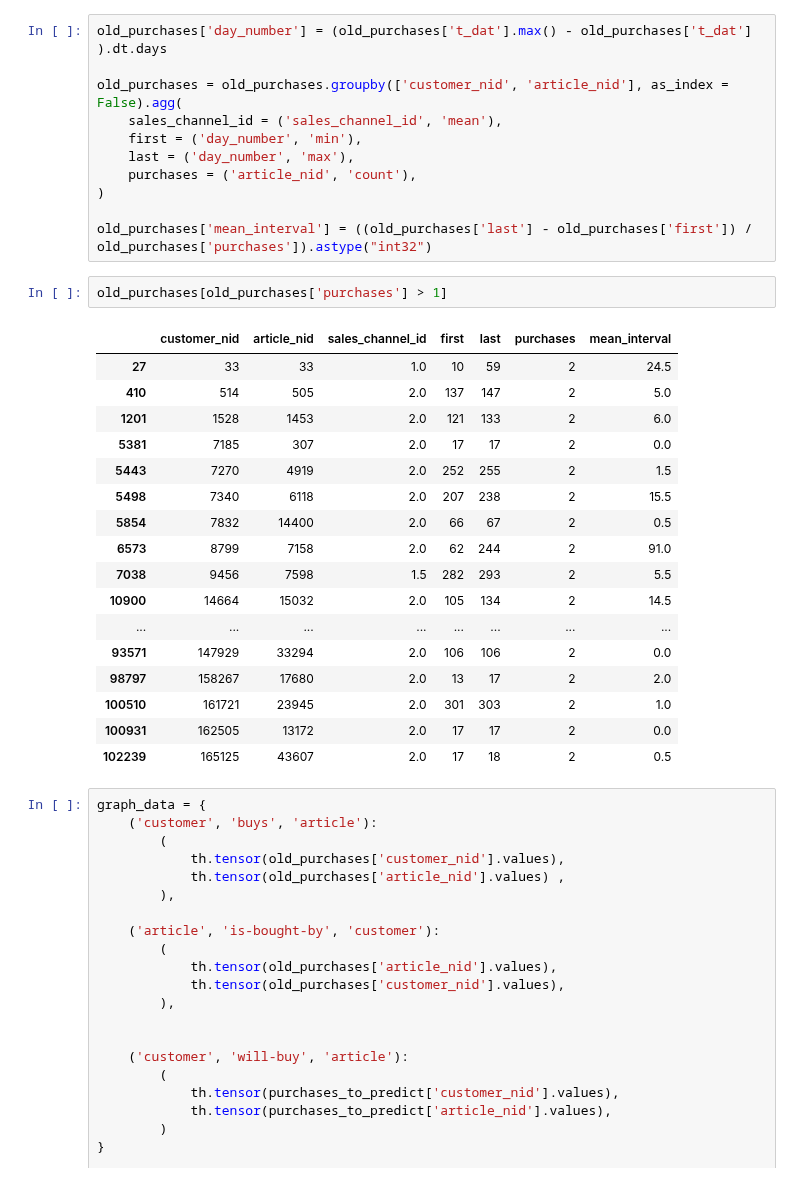
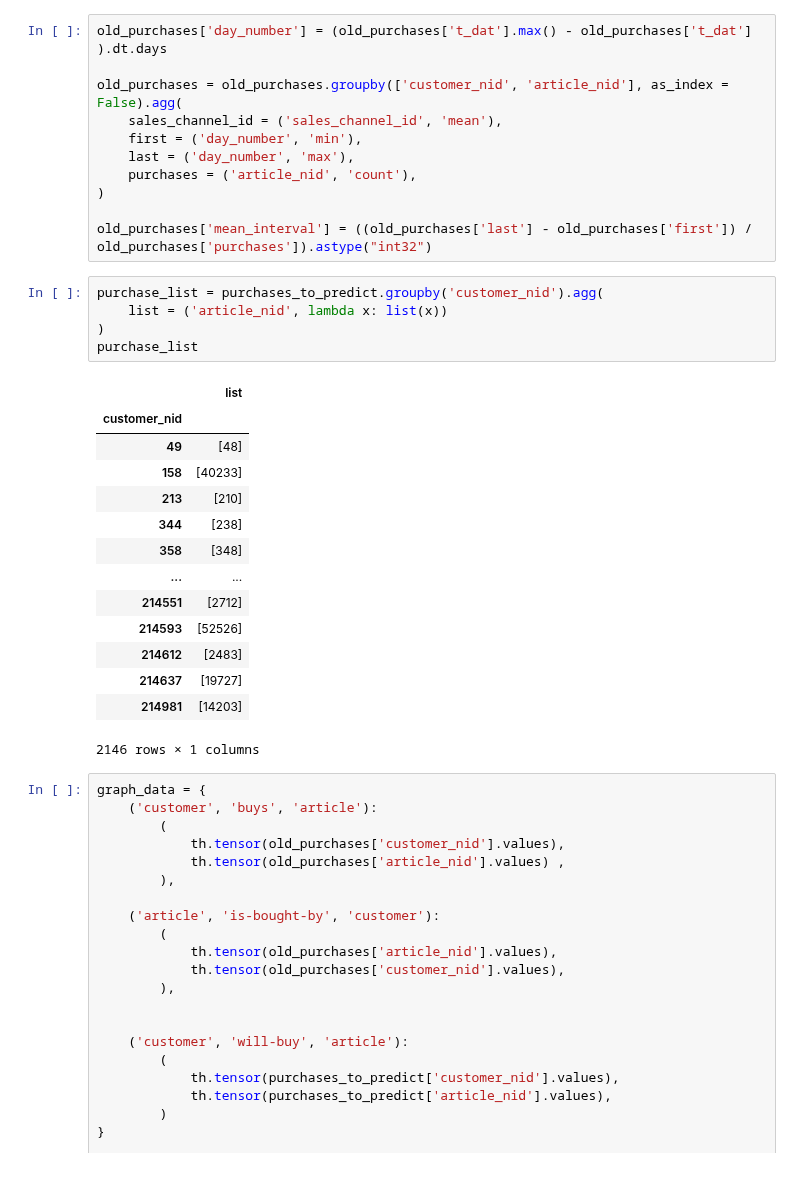
Before and after one commit to treb93/pyhm, a Jupyter notebook: prepare_gnn_data.ipynb, the cells around one changed output. Saved outputs shown, nothing was run; the diff lists cells and outputs as text.

```diff
--- a/prepare_gnn_data.ipynb
+++ b/prepare_gnn_data.ipynb
@@ -64,26 +64,26 @@ old_purchases = old_purchases.groupby(['customer_nid', 'article_nid'], as_index
 )
 
 old_purchases['mean_interval'] = ((old_purchases['last'] - old_purchases['first']) / old_purchases['purchases']).astype("int32")
-# %%
-old_purchases[old_purchases['purchases'] > 1]
-# %% [output]
-|  | customer_nid | article_nid | sales_channel_id | first | last | purchases | mean_interval |
-| 27 | 33 | 33 | 1.0 | 10 | 59 | 2 | 24.5 |
-| 410 | 514 | 505 | 2.0 | 137 | 147 | 2 | 5.0 |
-| 1201 | 1528 | 1453 | 2.0 | 121 | 133 | 2 | 6.0 |
-| 5381 | 7185 | 307 | 2.0 | 17 | 17 | 2 | 0.0 |
-| 5443 | 7270 | 4919 | 2.0 | 252 | 255 | 2 | 1.5 |
-| 5498 | 7340 | 6118 | 2.0 | 207 | 238 | 2 | 15.5 |
-| 5854 | 7832 | 14400 | 2.0 | 66 | 67 | 2 | 0.5 |
-| 6573 | 8799 | 7158 | 2.0 | 62 | 244 | 2 | 91.0 |
-| 7038 | 9456 | 7598 | 1.5 | 282 | 293 | 2 | 5.5 |
-| 10900 | 14664 | 15032 | 2.0 | 105 | 134 | 2 | 14.5 |
-| ... | ... | ... | ... | ... | ... | ... | ... |
-| 93571 | 147929 | 33294 | 2.0 | 106 | 106 | 2 | 0.0 |
-| 98797 | 158267 | 17680 | 2.0 | 13 | 17 | 2 | 2.0 |
-| 100510 | 161721 | 23945 | 2.0 | 301 | 303 | 2 | 1.0 |
-| 100931 | 162505 | 13172 | 2.0 | 17 | 17 | 2 | 0.0 |
-| 102239 | 165125 | 43607 | 2.0 | 17 | 18 | 2 | 0.5 |
+# %%
+purchase_list = purchases_to_predict.groupby('customer_nid').agg(
+    list = ('article_nid', lambda x: list(x))
+)
+purchase_list
+# %% [output]
+|  | list |
+| customer_nid |  |
+| 49 | [48] |
+| 158 | [40233] |
+| 213 | [210] |
+| 344 | [238] |
+| 358 | [348] |
+| ... | ... |
+| 214551 | [2712] |
+| 214593 | [52526] |
+| 214612 | [2483] |
+| 214637 | [19727] |
+| 214981 | [14203] |
+2146 rows × 1 columns
 # %%
 graph_data = {
     ('customer', 'buys', 'article'):
```
Also changed, not shown: parts of 3 cells of this notebook, 15 other files.
